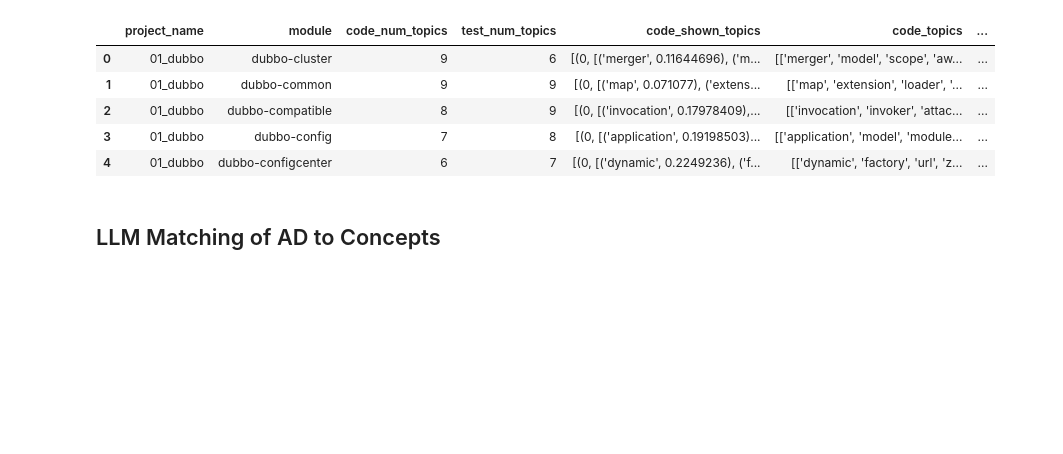
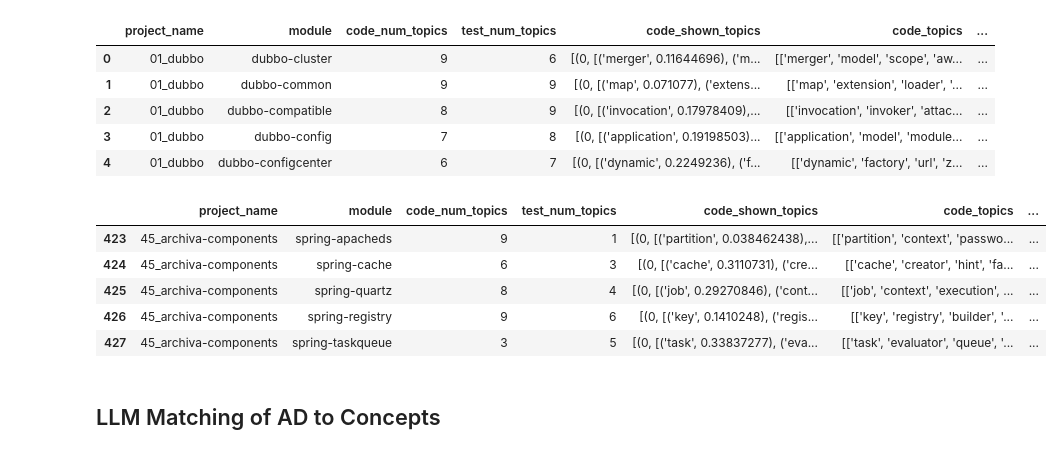
Before and after one commit to zakipauzi/concept-domain-coverage, a Jupyter notebook: 2_topic_ad_matching_embeddings.ipynb, the cells around one changed output. Drawn from its saved outputs; the diff is of its cells as text; code cells hidden in the pictures; blank space fills up the shorter version.

```diff
--- a/2_topic_ad_matching_embeddings.ipynb
+++ b/2_topic_ad_matching_embeddings.ipynb
@@ -52,7 +95,7 @@ dtypes: object(4)
 memory usage: 15.2+ KB
 # %%
 # pd.set_option('display.max_colwidth', None)
-module_df = topics_df.merge(anno_df).drop(columns=["project"])
+module_df = topics_df.merge(updated_anno_df).drop(columns=["project"])
 module_df.info()
 # %% [output]
 <class 'pandas.core.frame.DataFrame'>
@@ -84,6 +127,15 @@ module_df[:5]
 | 2 | 01_dubbo | dubbo-compatible | 8 | 9 | [(0, [('invocation', 0.17978409),... | [['invocation', 'invoker', 'attac... | ... |
 | 3 | 01_dubbo | dubbo-config | 7 | 8 | [(0, [('application', 0.19198503)... | [['application', 'model', 'module... | ... |
 | 4 | 01_dubbo | dubbo-configcenter | 6 | 7 | [(0, [('dynamic', 0.2249236), ('f... | [['dynamic', 'factory', 'url', 'z... | ... |
+# %%
+module_df[-5:]
+# %% [output]
+|  | project_name | module | code_num_topics | test_num_topics | code_shown_topics | code_topics | ... |
+| 423 | 45_archiva-components | spring-apacheds | 9 | 1 | [(0, [('partition', 0.038462438),... | [['partition', 'context', 'passwo... | ... |
+| 424 | 45_archiva-components | spring-cache | 6 | 3 | [(0, [('cache', 0.3110731), ('cre... | [['cache', 'creator', 'hint', 'fa... | ... |
+| 425 | 45_archiva-components | spring-quartz | 8 | 4 | [(0, [('job', 0.29270846), ('cont... | [['job', 'context', 'execution', ... | ... |
+| 426 | 45_archiva-components | spring-registry | 9 | 6 | [(0, [('key', 0.1410248), ('regis... | [['key', 'registry', 'builder', '... | ... |
+| 427 | 45_archiva-components | spring-taskqueue | 3 | 5 | [(0, [('task', 0.33837277), ('eva... | [['task', 'evaluator', 'queue', '... | ... |
 # %% [markdown]
 ## LLM Matching of AD to Concepts
 # %% [markdown]
```
Also changed, not shown: parts of 6 cells of this notebook.
